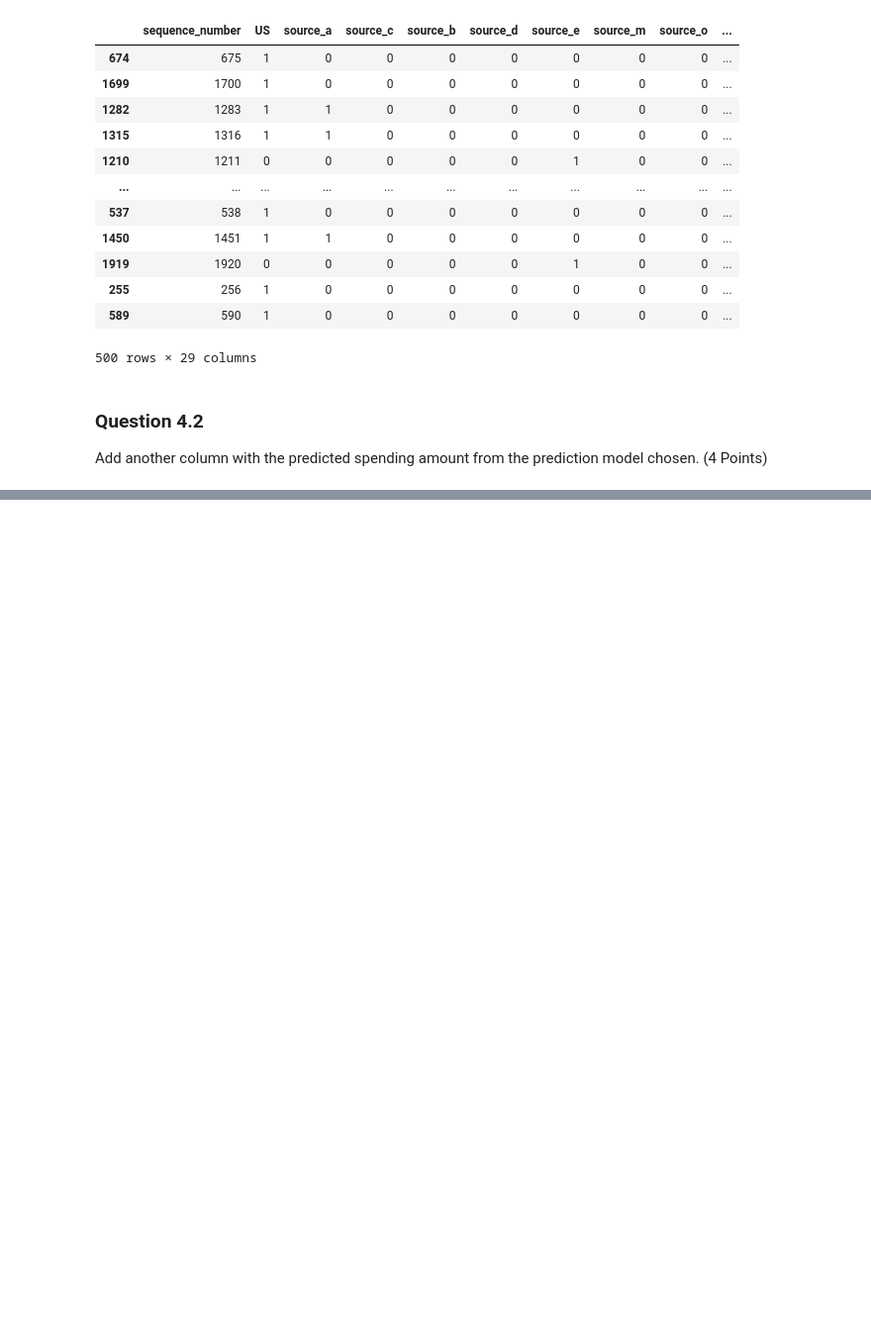
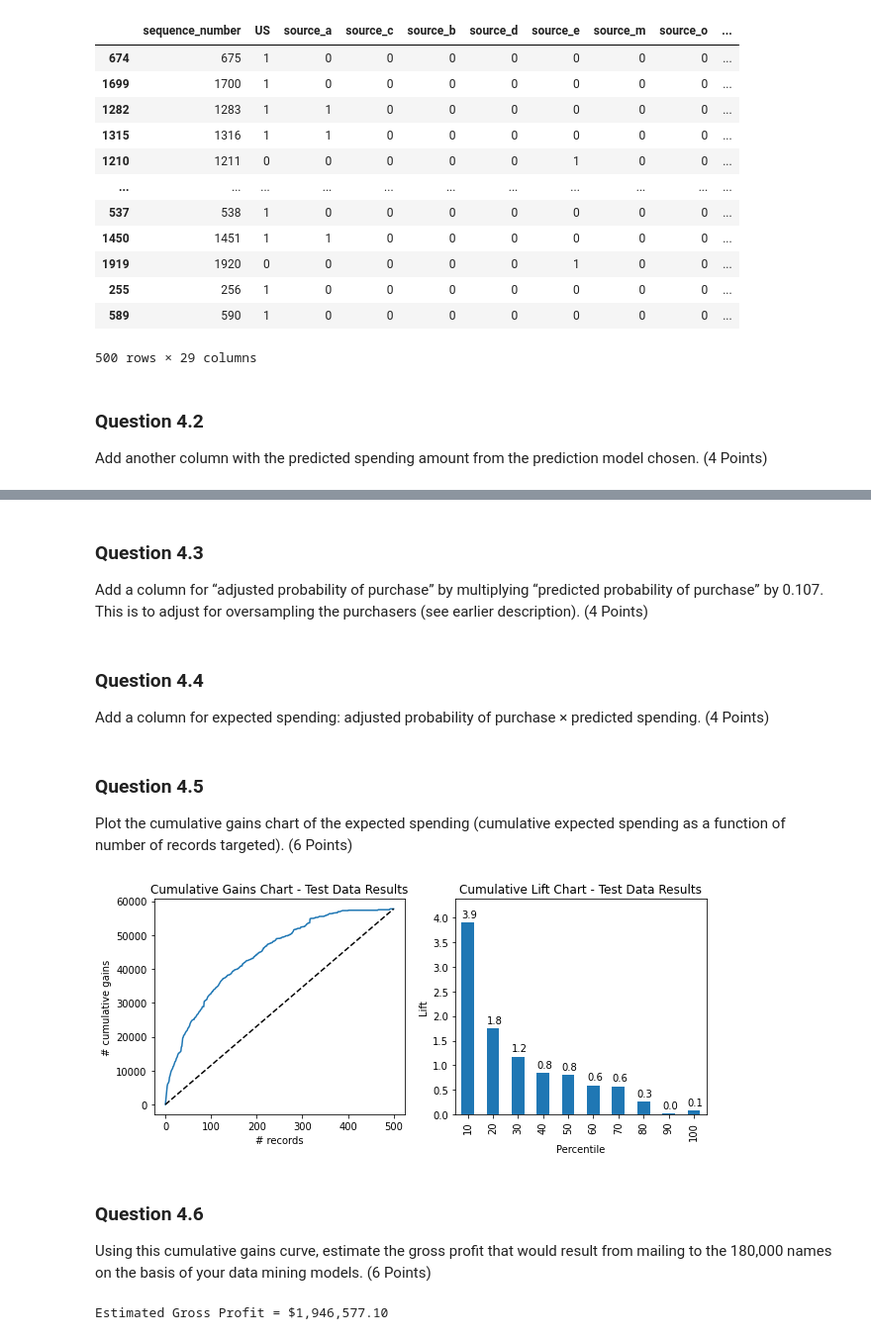
Before and after one commit to zachfreitas/ADS_505_Applied_Data_Sci_for_Business-, a Jupyter notebook: Module_2/Assignment_2/Assignment_2.ipynb, the cells around one changed output, grey strips where cells are left out. Shown at 99% size. Cells and saved outputs as stored; diff of their text form; code cells hidden in the pictures; blank space fills up the shorter version.

```diff
--- a/Module_2/Assignment_2/Assignment_2.ipynb
+++ b/Module_2/Assignment_2/Assignment_2.ipynb
@@ -70,7 +70,7 @@ Index(['sequence_number', 'US', 'source_a', 'source_c', 'source_b', 'source_d',
 Each catalog costs approximately $2 to mail (including printing, postage, and mailing costs). Estimate the gross profit that the firm could expect from the remaining 180,000 names if it selects them randomly from the pool. (6 Points)
 # %%
 # Calculate Gross Profit on 180k Names
-historical_response_rate = 1065/200000 # Purchasers / Customer List - Approx:0.053
+historical_response_rate = 1065/20000 # Purchasers / Test Mailing Customer List - Approx:0.053
 model_response_rate = 1000/2000 # Purchasers / (Purchasers + NonPurchasers) - Approx:0.5
 probability_of_purchase = historical_response_rate/model_response_rate
 list_size = 180000
@@ -503,3 +553,15 @@ Score_Analysis_pred
 ### Question 4.2
 Add another column with the predicted spending amount from the prediction model
 chosen. (4 Points)
+# %%
+# Prep data for prediction
+Norm_X = ts_df_Norm.drop(['Purchase', 'Spending','sequence_number'], axis=1)
+Norm_y = ts_df_Norm['Spending']
+
+# Predict Spend
+reg_pred = best_model.predict(Norm_X[best_variables])
+
+# Save Results
+reg_full_result = pd.DataFrame({'Predicted_Spend': reg_pred})
+
+reg_full_result.shape
@@ -542,0 +575,39 @@ reg_full_result
+# %% [markdown]
+### Question 4.3
+Add a column for “adjusted probability of purchase” by multiplying “predicted probability of purchase” by 0.107. This is to adjust for oversampling the purchasers (see earlier description). (4 Points)
+# %%
+Score_Analysis_pred_rev['adjusted probability of purchase'] = Score_Analysis_pred_rev['p(1)']*probability_of_purchase
+# %% [markdown]
+### Question 4.4
+Add a column for expected spending: adjusted probability of purchase × predicted
+spending. (4 Points)
+# %%
+Score_Analysis_pred_rev['expected spending'] = Score_Analysis_pred_rev['adjusted probability of purchase']*Score_Analysis_pred_rev['Predicted_Spend']
+# %% [markdown]
+### Question 4.5
+Plot the cumulative gains chart of the expected spending (cumulative expected
+spending as a function of number of records targeted). (6 Points)
+# %%
+Score_Analysis_pred_rev = Score_Analysis_pred_rev.sort_values(by=['expected spending'], ascending=False)
+# Gains and Lift Chart
+fig, axes = plt.subplots(nrows=1, ncols=2, figsize=(10, 4))
+gainsChart(Score_Analysis_pred_rev.Spending, ax=axes[0])
+liftChart(Score_Analysis_pred_rev.Spending, title=False, ax=axes[1])
+axes[0].set_title('Cumulative Gains Chart - Test Data Results')
+axes[1].set_title('Cumulative Lift Chart - Test Data Results')
+
+plt.show()
+# %% [output]
+[figure, added]
+# %% [markdown]
+### Question 4.6
+Using this cumulative gains curve, estimate the gross profit that would result from mailing to the 180,000 names on the basis of your data mining models. (6 Points)
+# %%
+mail_list = 180000
+factor = mail_list/ len(Score_Analysis_pred_rev)
+exp_rev_test = Score_Analysis_pred_rev['expected spending'].sum()
+gross_profit = exp_rev_test*factor
+
+print(f'Estimated Gross Profit = ${gross_profit:,.2f}')
+# %% [output]
+Estimated Gross Profit = $1,946,577.10
```
Also changed, not shown: parts of 16 cells of this notebook.
